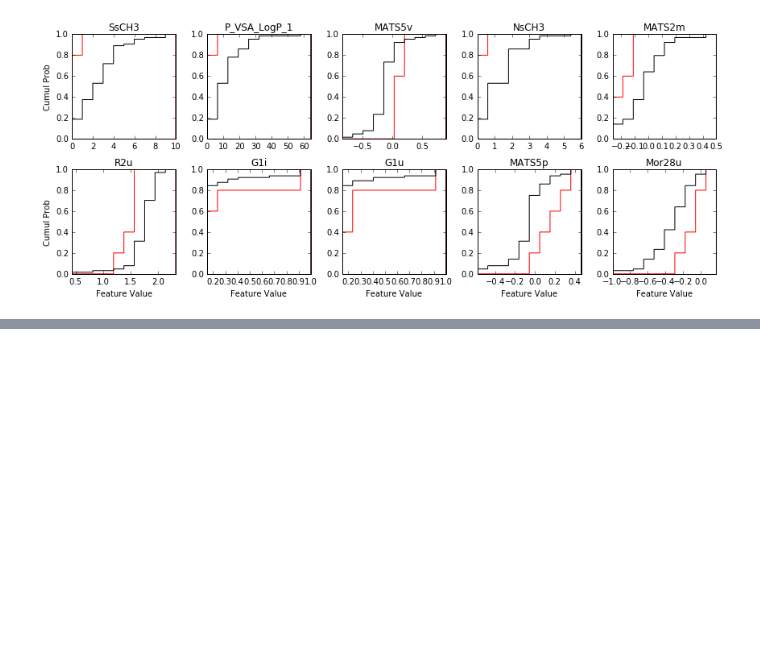
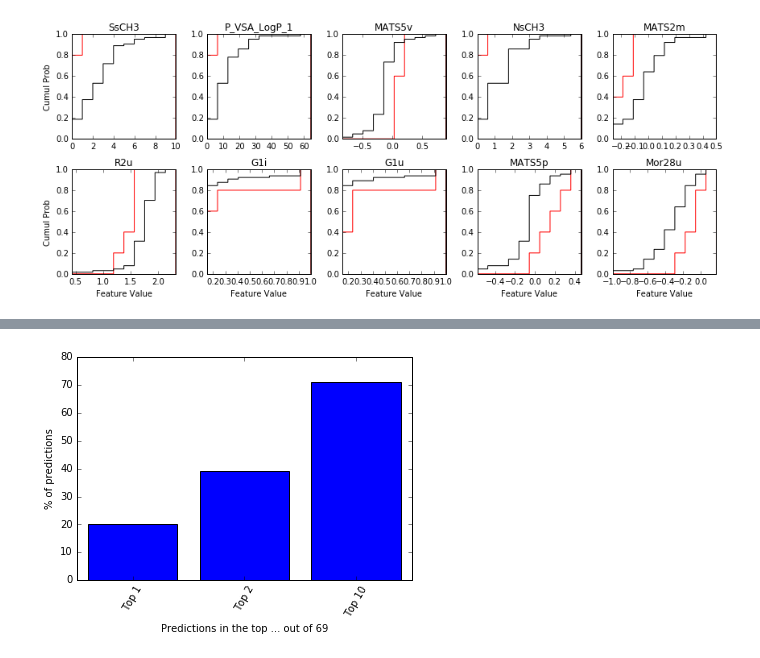
Before and after one commit to dream-olfaction/olfaction-prediction, a Jupyter notebook: opc_python/gerkin/paper.ipynb, the cells around one changed output, grey strips where cells are left out. Drawn from its saved outputs; the diff is of its cells as text; code cells hidden in the pictures; blank space fills up the shorter version.

```diff
--- a/opc_python/gerkin/paper.ipynb
+++ b/opc_python/gerkin/paper.ipynb
@@ -191,0 +214,12 @@ Rest 64 for Mor28u:
+# %%
+fract_below = [100*cumul[x] for x in [0,1,9]]
+cutoffs = np.arange(3)
+fig = plt.figure()
+ax = fig.gca()
+ax.bar(cutoffs,fract_below,align='center')
+ax.set_xticks(cutoffs)
+ax.set_xticklabels(['Top 1','Top 2','Top 10'],rotation=60)
+ax.set_xlabel('Predictions in the top ... out of 69')
+ax.set_ylabel('% of predictions');
+# %% [output]
+[figure, added]
```
Also changed, not shown: parts of 4 cells of this notebook.
